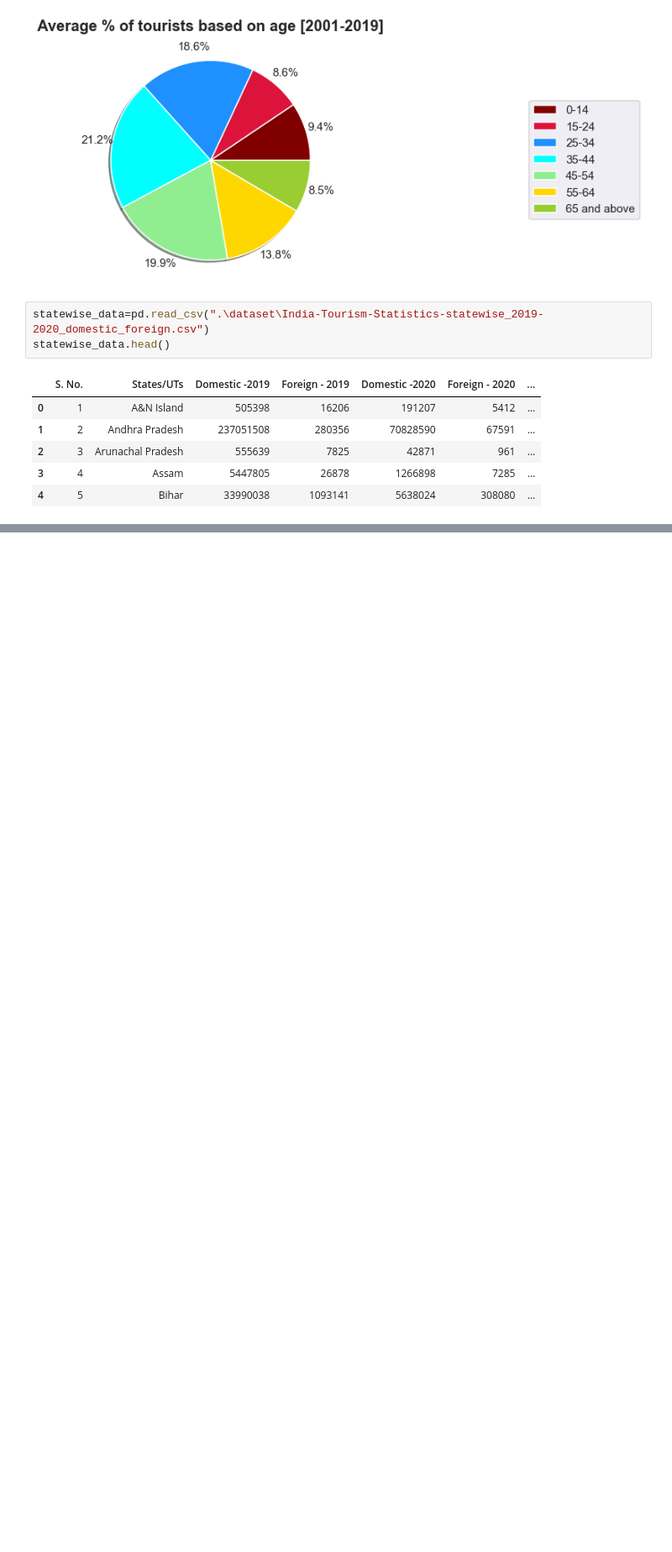
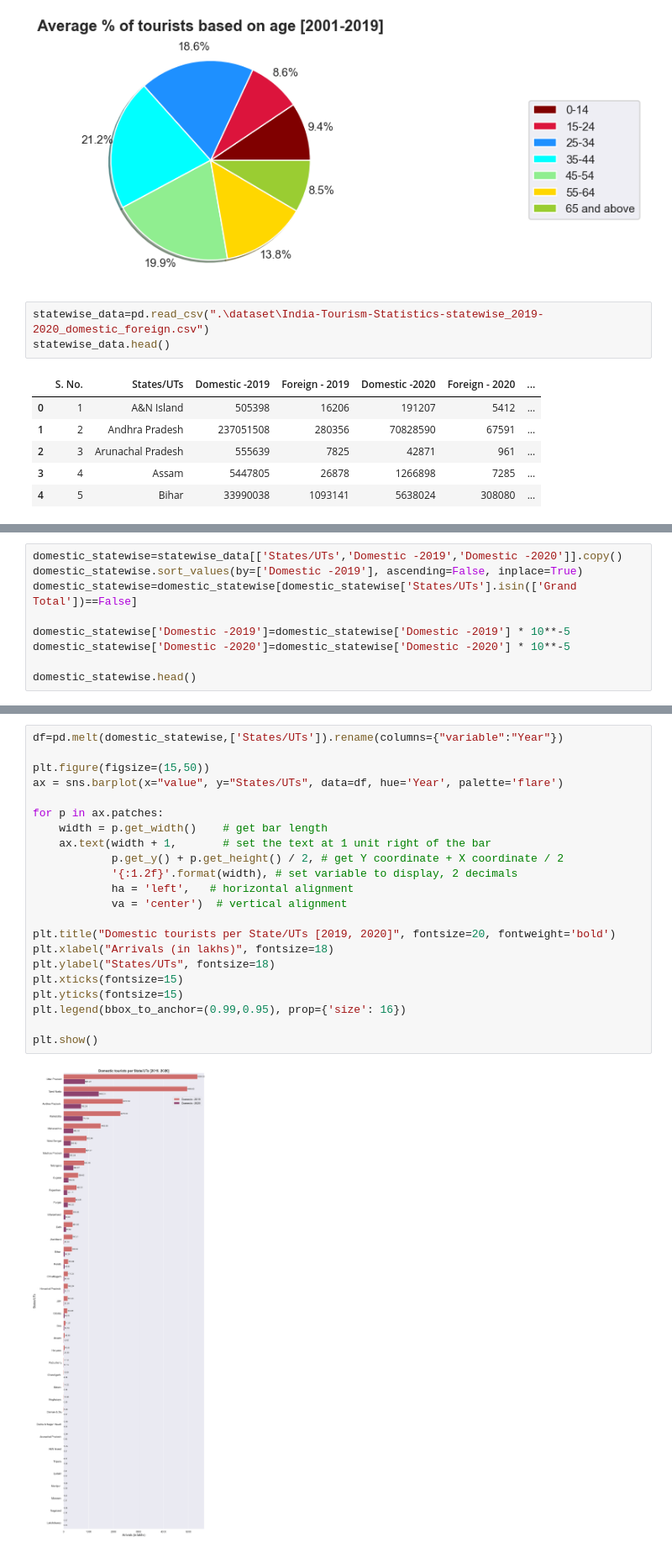
Before and after one commit to Rubix64/Tourism-analysis-of-India, a Jupyter notebook: tourism_analysis_in_India.ipynb, the cells around one changed output, grey strips where cells are left out. Shown at 84% size. Saved outputs shown, nothing was run; the diff lists cells and outputs as text; blank space fills up the shorter version.

```diff
--- a/tourism_analysis_in_India.ipynb
+++ b/tourism_analysis_in_India.ipynb
@@ -518,0 +572,9 @@ statewise_data.head()
+# %%
+domestic_statewise=statewise_data[['States/UTs','Domestic -2019','Domestic -2020']].copy()
+domestic_statewise.sort_values(by=['Domestic -2019'], ascending=False, inplace=True)
+domestic_statewise=domestic_statewise[domestic_statewise['States/UTs'].isin(['Grand Total'])==False]
+
+domestic_statewise['Domestic -2019']=domestic_statewise['Domestic -2019'] * 10**-5
+domestic_statewise['Domestic -2020']=domestic_statewise['Domestic -2020'] * 10**-5
+
+domestic_statewise.head()
@@ -518,0 +588,24 @@ statewise_data.head()
+# %%
+df=pd.melt(domestic_statewise,['States/UTs']).rename(columns={"variable":"Year"})
+
+plt.figure(figsize=(15,50))
+ax = sns.barplot(x="value", y="States/UTs", data=df, hue='Year', palette='flare')
+
+for p in ax.patches:
+    width = p.get_width()    # get bar length
+    ax.text(width + 1,       # set the text at 1 unit right of the bar
+            p.get_y() + p.get_height() / 2, # get Y coordinate + X coordinate / 2
+            '{:1.2f}'.format(width), # set variable to display, 2 decimals
+            ha = 'left',   # horizontal alignment
+            va = 'center')  # vertical alignment
+
+plt.title("Domestic tourists per State/UTs [2019, 2020]", fontsize=20, fontweight='bold')
+plt.xlabel("Arrivals (in lakhs)", fontsize=18)
+plt.ylabel("States/UTs", fontsize=18)
+plt.xticks(fontsize=15)
+plt.yticks(fontsize=15)
+plt.legend(bbox_to_anchor=(0.99,0.95), prop={'size': 16})
+
+plt.show()
+# %% [output]
+[figure, added]
```
Also changed, not shown: parts of 18 cells of this notebook, 2 other files.
